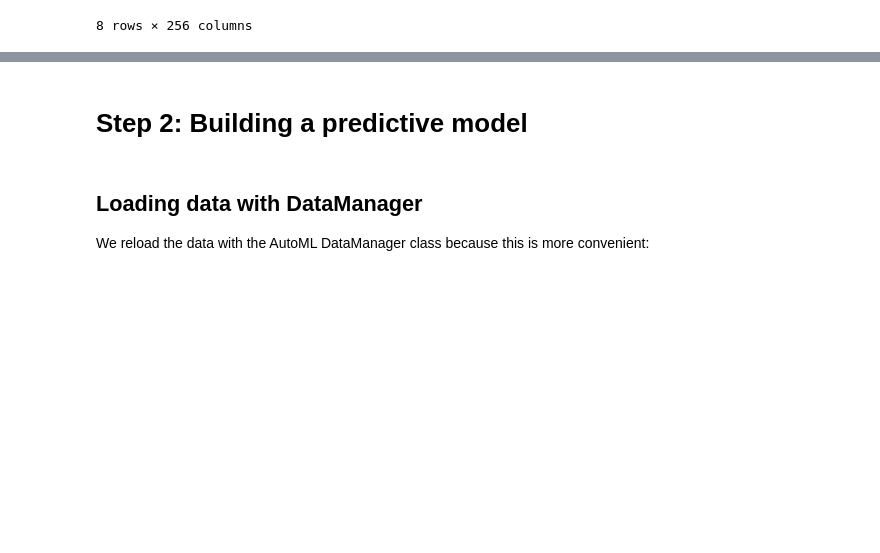
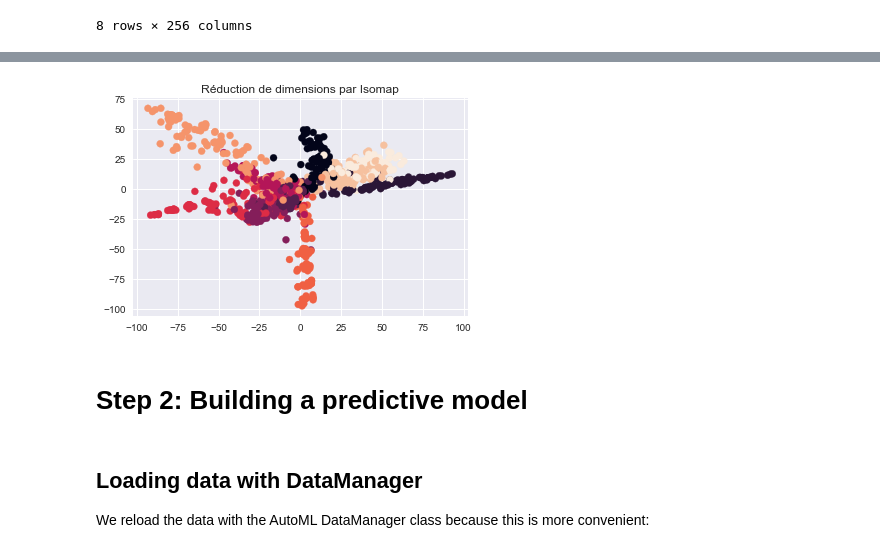
Before and after one commit to Shiro-LK/VISION_project, a Jupyter notebook: Starting_kit/README.ipynb, the cells around one changed output, grey strips where cells are left out. Saved outputs shown, nothing was run; the diff lists cells and outputs as text; code cells hidden in the pictures; blank space fills up the shorter version.

```diff
--- a/Starting_kit/README.ipynb
+++ b/Starting_kit/README.ipynb
@@ -143,3 +102,16 @@ fig = sns.boxplot(x=var, y='target', data=newData)
+# %%
+import matplotlib.pyplot as plt
+from sklearn import preprocessing
+
+le = preprocessing.LabelEncoder()
+le.fit(y_tr)
+y = le.transform(y_tr)
+plt.figure()
+plt.scatter(var_iso[:,0], var_iso[:,1], c=[y])
+plt.title('Réduction de dimensions par Isomap')
+plt.show()
+# %% [output]
+[figure, added]
 # %% [markdown]
 # Step 2: Building a predictive model
 # %% [markdown]
```
Also changed, not shown: parts of 35 cells of this notebook, 1 other file.
